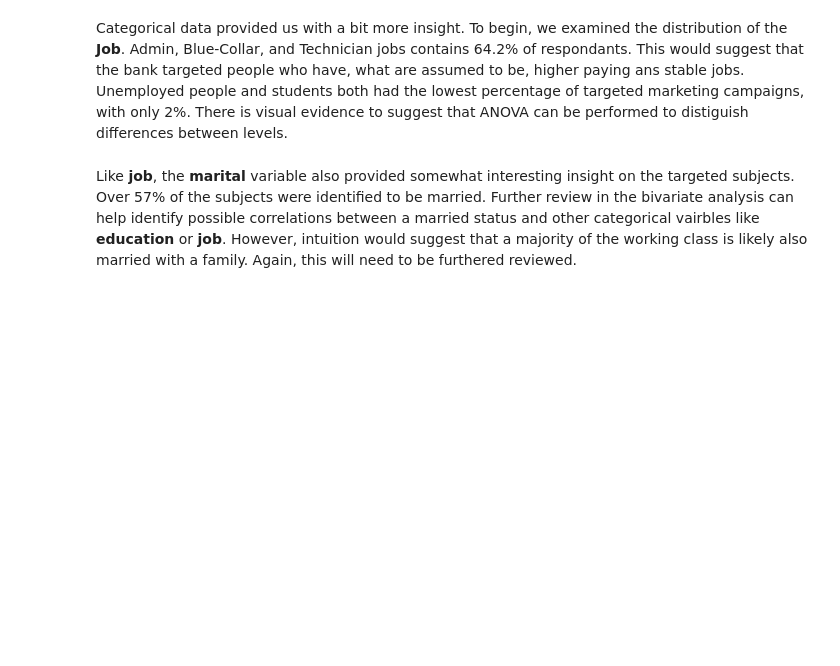
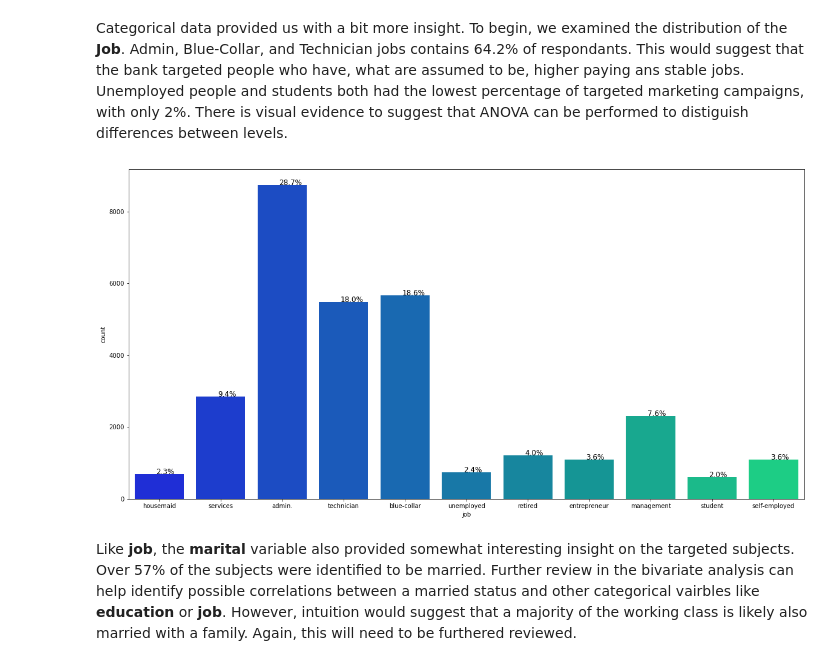
Before and after one commit to ChadKwong/DDSMachineLearning1, a Jupyter notebook: Lab 1/Lab1.ipynb, the cells around one changed output. Cells and saved outputs as stored; diff of their text form; code cells hidden in the pictures; blank space fills up the shorter version.

```diff
--- a/Lab 1/Lab1.ipynb
+++ b/Lab 1/Lab1.ipynb
@@ -233,7 +248,9 @@ Below are count plots that were created using the above function "perc_on_bar".
 Categorical data provided us with a bit more insight. To begin, we examined the distribution of the **Job**. Admin, Blue-Collar, and Technician jobs contains 64.2% of respondants. This would suggest that the bank targeted people who have, what are assumed to be, higher paying ans stable jobs. Unemployed people and students both had the lowest percentage of targeted marketing campaigns, with only 2%. There is visual evidence to suggest that ANOVA can be performed to distiguish differences between levels.
 # %%
 ax = sns.countplot(bankData['job'],palette='winter')
-perc_on_bara(ax,bankData['job'])
+perc_on_bar(ax,bankData['job'])
+# %% [output]
+[figure, added]
 # %% [markdown]
 Like **job**, the **marital** variable also provided somewhat interesting insight on the targeted subjects. Over 57% of the subjects were identified to be married. Further review in the bivariate analysis can help identify possible correlations between a married status and other categorical vairbles like **education** or **job**. However, intuition would suggest that a majority of the working class is likely also married with a family. Again, this will need to be furthered reviewed.
 # %%
```
Also changed, not shown: parts of 12 cells of this notebook, 1 other file.
